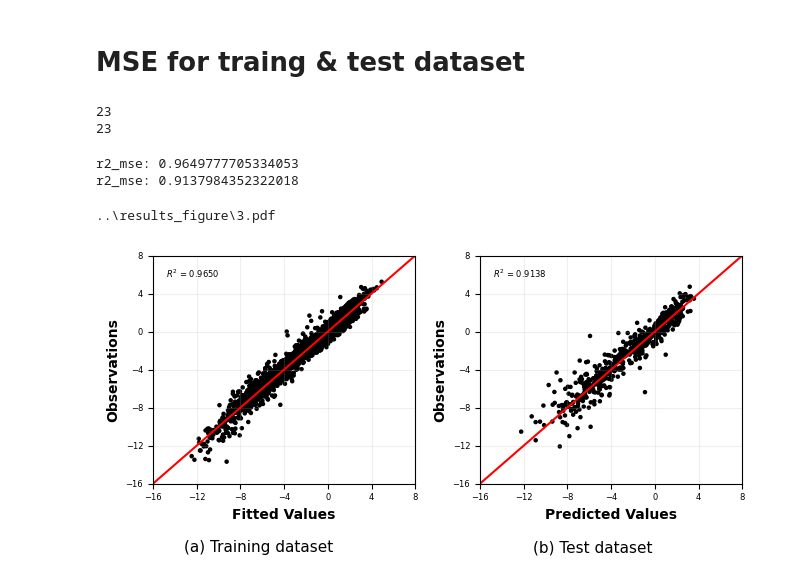
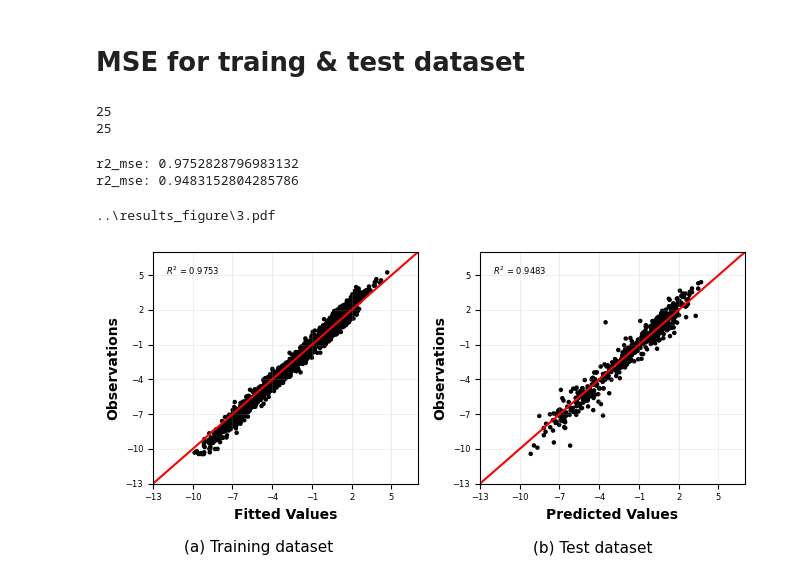
Before and after one commit to DSjayjang/Project, a Jupyter notebook: ChemGCNs/visualization/scatter_pred_template_logvp.ipynb, the cells around one changed output. Cells and saved outputs as stored; diff of their text form; code cells hidden in the pictures.

```diff
--- a/ChemGCNs/visualization/scatter_pred_template_logvp.ipynb
+++ b/ChemGCNs/visualization/scatter_pred_template_logvp.ipynb
@@ -5,7 +5,7 @@ import pandas as pd
 import matplotlib.pyplot as plt
 from sklearn.metrics import r2_score
 # %%
-df_logvp = 'logvp'
+df_logvp = 'logvp0927'
 save_dir = r'..\results_figure'
 # %% [markdown]
 # MSE for traing & test dataset
@@ -18,8 +18,8 @@ print(df_train_MSE_logvp.shape[1])
 df_test_MSE_logvp = pd.read_csv(r'..\results_datasets\result_test_' + df_logvp + '_mse' + '.csv')
 print(df_test_MSE_logvp.shape[1])
 # %% [output]
-23
-23
+25
+25
 # %%
 # MSE 컬럼명 추가
 columns = ['target', 'pred'] + [f'feature{i}' for i in range(1, df_train_MSE_logvp.shape[1]-1)]
@@ -37,13 +37,13 @@ print('r2_mse:', r2_train_logvp)
 r2_test_logvp = r2_score(df_test_MSE_logvp['target'], df_test_MSE_logvp['pred'])
 print('r2_mse:', r2_test_logvp)
 # %% [output]
-r2_mse: 0.9649777705334053
-r2_mse: 0.9137984352322018
+r2_mse: 0.9752828796983132
+r2_mse: 0.9483152804285786
 # %%
 from matplotlib.colors import ListedColormap
 
 def plot_dataset(df_test_MSE, dataset, r2_mse, ax, mode):
-    if dataset in ['freesolv', 'esol', 'lipo', 'logvp']:
+    if dataset in ['freesolv', 'esol', 'lipo', 'logvp0927']:
         s = 5
     elif dataset in ['vd', 'logp', 'logvp_old']:
         s = 25
@@ -77,40 +77,46 @@ def plot_dataset(df_test_MSE, dataset, r2_mse, ax, mode):
         ax.set_xticks(range(-16, 9, 4))
         ax.set_yticks(range(-16, 9, 4))
         ax.tick_params(axis='both', labelsize=6)
+    elif dataset == 'logvp0927':
+        ax.set_xlim(-13, 7)
+        ax.set_ylim(-13, 7)
+        ax.set_xticks(range(-13, 8, 3))
+        ax.set_yticks(range(-13, 8, 3))
+        ax.tick_params(axis='both', labelsize=6)
 
     if mode == 'train':
         ax.set_xlabel("Fitted Values", fontweight='bold')
     elif mode == 'test':
         ax.set_xlabel("Predicted Values", fontweight='bold')
     ax.set_ylabel("Observations", fontweight='bold')
 
     ax.text(0.05, 0.90, rf'$R^2$ = {r2_mse:.4f}',
             transform=ax.transAxes, fontsize=6)
 
     ax.grid(alpha=0.2)
 
 
 # 1행 2열 subplot 생성
 fig, axes = plt.subplots(1, 2, figsize=(6.69, 3.0))
 
 # train
-plot_dataset(df_train_MSE_logvp, 'logvp', r2_train_logvp, axes[0], 'train')
+plot_dataset(df_train_MSE_logvp, df_logvp, r2_train_logvp, axes[0], 'train')
 
 # test
-plot_dataset(df_test_MSE_logvp, 'logvp', r2_test_logvp, axes[1], 'test')
+plot_dataset(df_test_MSE_logvp, df_logvp, r2_test_logvp, axes[1], 'test')
 
 # (a), (b) 추가
 fig.text(0.25, -0.05, "(a) Training dataset", ha="center", fontsize=11)
 fig.text(0.75, -0.05, "(b) Test dataset", ha="center", fontsize=11)
 
 plt.tight_layout()
 
-file_name = '3.pdf'
-file_path = os.path.join(save_dir, file_name)
-print(file_path)
-plt.savefig(file_path, dpi=300, bbox_inches = "tight")
+# file_name = '3.pdf'
+# file_path = os.path.join(save_dir, file_name)
+# print(file_path)
+# plt.savefig(file_path, dpi=300, bbox_inches = "tight")
 
 plt.show()
 # %% [output]
 ..\results_figure\3.pdf
-[figure, old version]
+[figure, new version]
```
Also changed, not shown: 18 other files.
